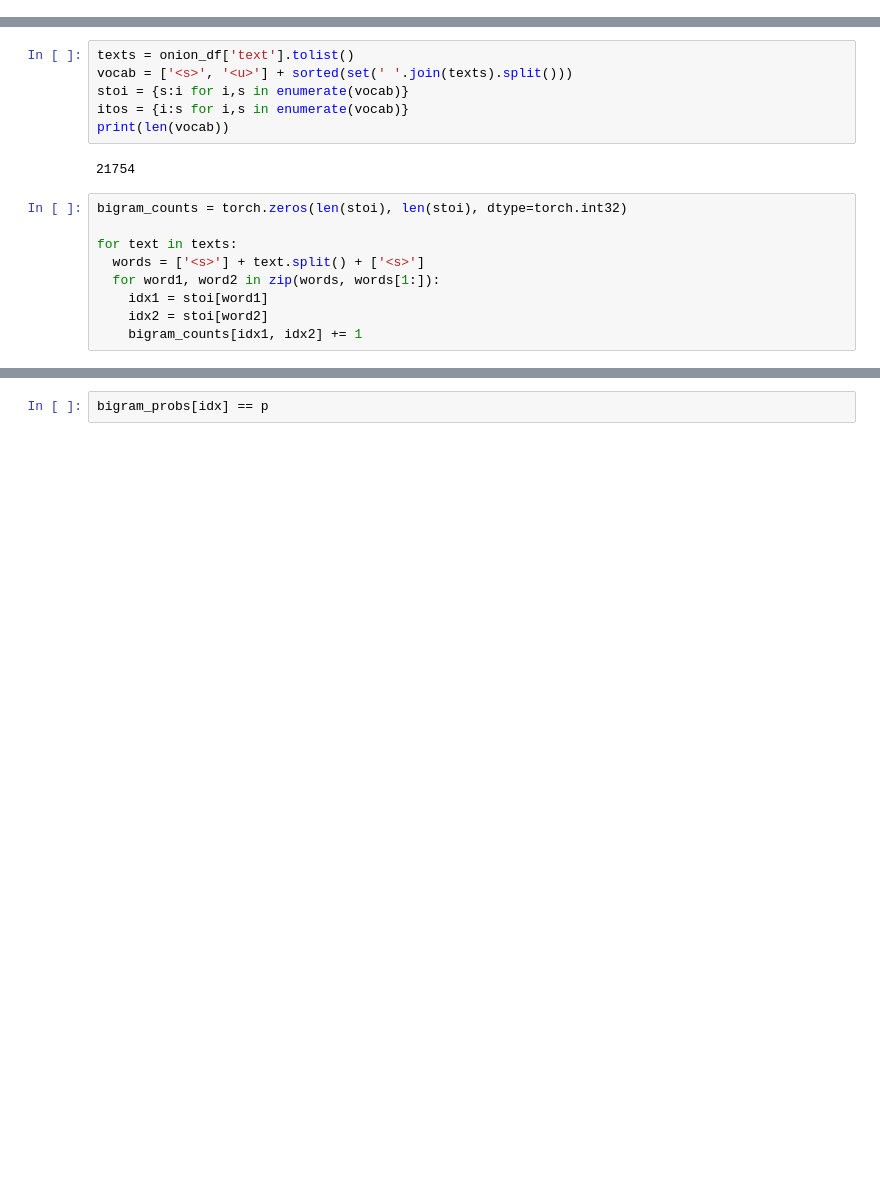
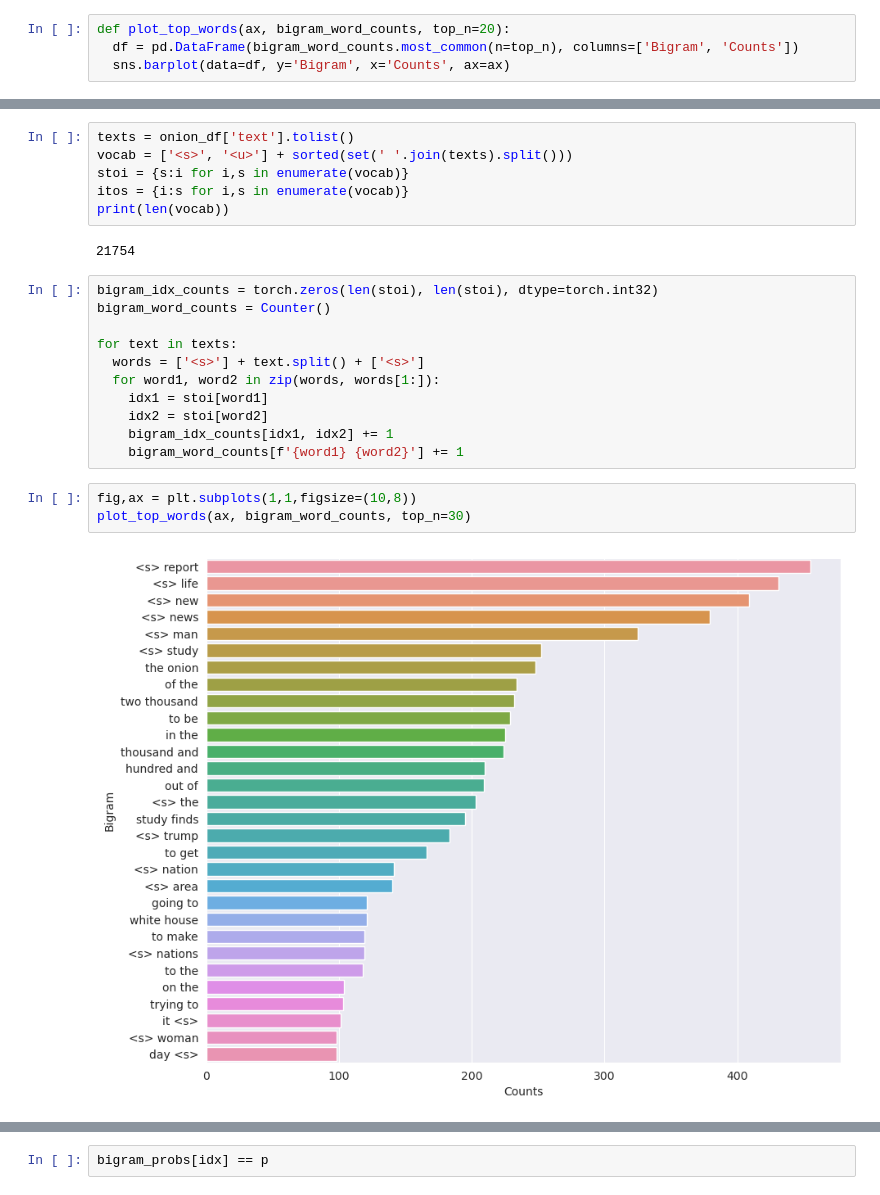
Before and after one commit to sudarshan85/aihumor, a Jupyter notebook: notebooks/word_level/01_bigram_lm_counts.ipynb, the cells around one changed output, grey strips where cells are left out. Drawn from its saved outputs; the diff is of its cells as text; blank space fills up the shorter version.

Commit message:
Added plot top counts

```diff
--- a/notebooks/word_level/01_bigram_lm_counts.ipynb
+++ b/notebooks/word_level/01_bigram_lm_counts.ipynb
@@ -28,3 +30,7 @@ sns.set_style("darkgrid")
+# %%
+def plot_top_words(ax, bigram_word_counts, top_n=20):
+  df = pd.DataFrame(bigram_word_counts.most_common(n=top_n), columns=['Bigram', 'Counts'])
+  sns.barplot(data=df, y='Bigram', x='Counts', ax=ax)
 # %% [markdown]
 ## Data Setup
 # %%
@@ -90,12 +96,19 @@ print(len(vocab))
 # %% [output]
 21754
 # %%
-bigram_counts = torch.zeros(len(stoi), len(stoi), dtype=torch.int32)
+bigram_idx_counts = torch.zeros(len(stoi), len(stoi), dtype=torch.int32)
+bigram_word_counts = Counter()
 
 for text in texts:
   words = ['<s>'] + text.split() + ['<s>']
   for word1, word2 in zip(words, words[1:]):
     idx1 = stoi[word1]
     idx2 = stoi[word2]
-    bigram_counts[idx1, idx2] += 1
+    bigram_idx_counts[idx1, idx2] += 1
+    bigram_word_counts[f'{word1} {word2}'] += 1
+# %%
+fig,ax = plt.subplots(1,1,figsize=(10,8))
+plot_top_words(ax, bigram_word_counts, top_n=30)
+# %% [output]
+[figure, added]
 # %%
```
Also changed, not shown: parts of 7 cells of this notebook.
